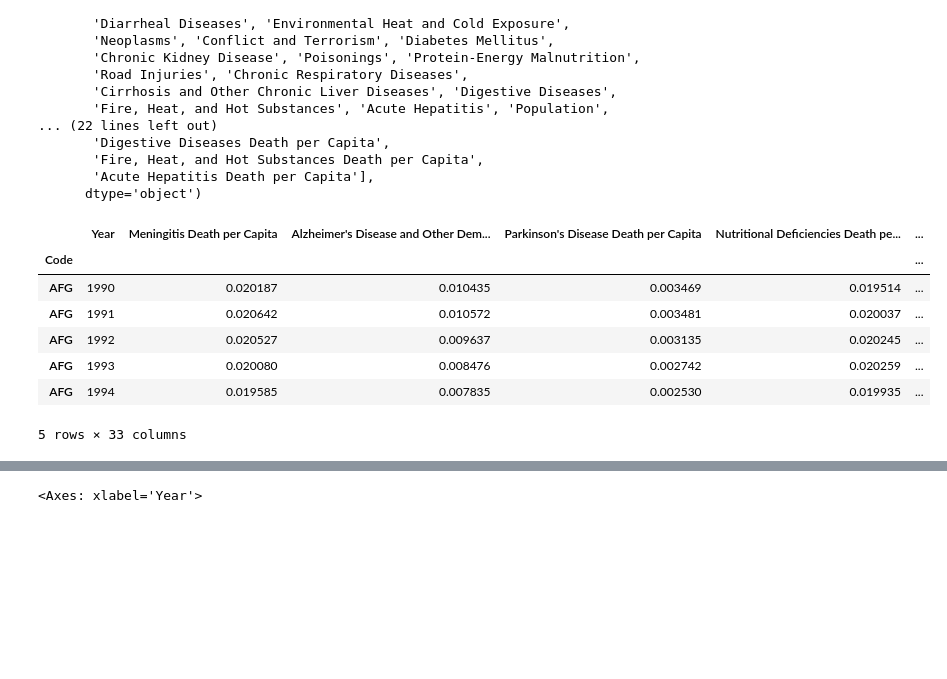
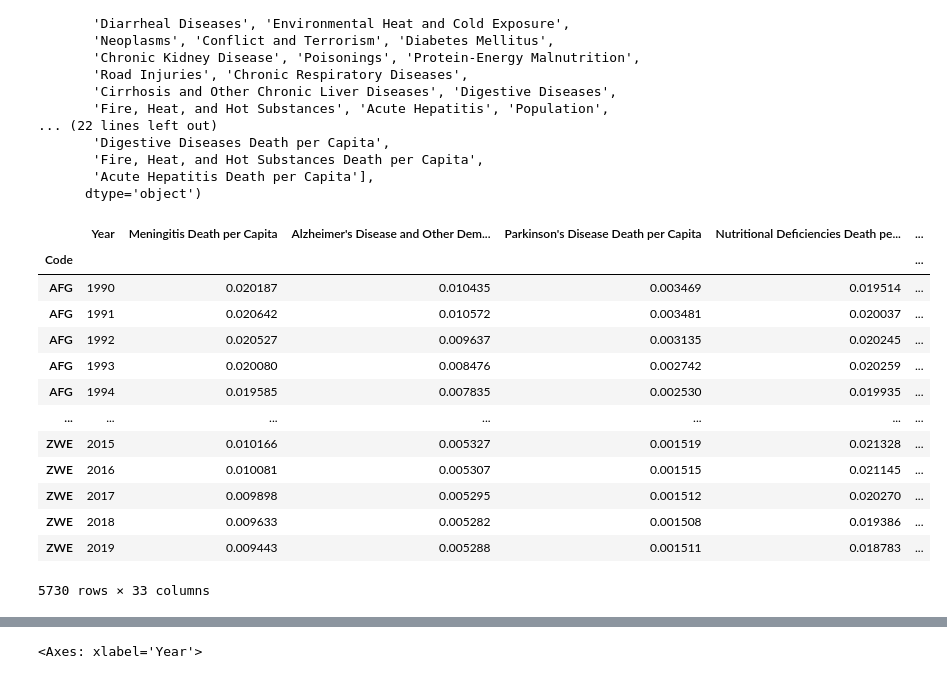
Before and after one commit to thomasjngo/Cause-of-Death-Analysis, a Jupyter notebook: Cause of Death Analysis/CommonCausesofDeath.ipynb, the cells around one changed output, grey strips where cells are left out. Cells and saved outputs as stored; diff of their text form; code cells hidden in the pictures; blank space fills up the shorter version.

```diff
--- a/Cause of Death Analysis/CommonCausesofDeath.ipynb
+++ b/Cause of Death Analysis/CommonCausesofDeath.ipynb
@@ -36,11 +36,13 @@ Aid_df=Aid_df[['Year','Country/Territory','Code','Country Income Category','Curr
 
 
 #merging
+cause_pop_df=Cause_df.merge(pop_data_df,on=['Code','Year'])
 Cause_aid_df = Cause_df.merge(Aid_df, on = ['Code', 'Year', 'Country/Territory'])
 
 Cause_aid_df.head()
 cause_aid_pop_df=Cause_aid_df.merge(pop_data_df,on=['Code','Year'])
 
+cause_pop_df.to_csv('Resources/cause_pop.csv')
 cause_aid_pop_df.to_csv('Resources/cause_aid_pop.csv')
 cause_aid_pop_df.head()
 # %% [output]
@@ -200,7 +218,7 @@ bottom_death_country_year
 4584 rows × 5 columns
 # %%
 #making a df for deaths per capita
-per_capita_death_df=cause_aid_pop_df[['Code','Year','Meningitis',
+per_capita_death_df=cause_pop_df[['Code','Year','Meningitis',
        "Alzheimer's Disease and Other Dementias", "Parkinson's Disease",
        'Nutritional Deficiencies', 'Malaria', 'Drowning',
        'Interpersonal Violence', 'Maternal Disorders', 'HIV/AIDS',
@@ -259,39 +277,46 @@ Index(['Year', 'Meningitis', 'Alzheimer's Disease and Other Dementias',
       dtype='object')
 # %%
 #create a new df with just death per capita stats
-death_per_capita_df=per_capita_death_df[['Year','Meningitis Death per Capita',
+death_per_capita_list=['Year','Meningitis Death per Capita',
        "Alzheimer's Disease and Other Dementias Death per Capita",
        "Parkinson's Disease Death per Capita",
        'Nutritional Deficiencies Death per Capita', 'Malaria Death per Capita',
        'Drowning Death per Capita', 'Interpersonal Violence Death per Capita',
        'Maternal Disorders Death per Capita', 'HIV/AIDS Death per Capita',
        'Drug Use Disorders Death per Capita', 'Tuberculosis Death per Capita',
        'Cardiovascular Diseases Death per Capita',
        'Lower Respiratory Infections Death per Capita',
        'Neonatal Disorders Death per Capita',
        'Alcohol Use Disorders Death per Capita', 'Self-harm Death per Capita',
        'Exposure to Forces of Nature Death per Capita',
        'Diarrheal Diseases Death per Capita',
        'Environmental Heat and Cold Exposure Death per Capita',
        'Neoplasms Death per Capita', 'Conflict and Terrorism Death per Capita',
        'Diabetes Mellitus Death per Capita',
        'Chronic Kidney Disease Death per Capita',
        'Poisonings Death per Capita',
        'Protein-Energy Malnutrition Death per Capita',
        'Road Injuries Death per Capita',
        'Chronic Respiratory Diseases Death per Capita',
        'Cirrhosis and Other Chronic Liver Diseases Death per Capita',
        'Digestive Diseases Death per Capita',
        'Fire, Heat, and Hot Substances Death per Capita',
-       'Acute Hepatitis Death per Capita','Population']]
-death_per_capita_df.head(5)
+       'Acute Hepatitis Death per Capita','Population']
+death_per_capita_df=per_capita_death_df[death_per_capita_list]
+death_per_capita_df
 # %% [output]
 |  | Year | Meningitis Death per Capita | Alzheimer's Disease and Other Dem... | Parkinson's Disease Death per Capita | Nutritional Deficiencies Death pe... | ... |
 | Code |  |  |  |  |  | ... |
 | AFG | 1990 | 0.020187 | 0.010435 | 0.003469 | 0.019514 | ... |
 | AFG | 1991 | 0.020642 | 0.010572 | 0.003481 | 0.020037 | ... |
 | AFG | 1992 | 0.020527 | 0.009637 | 0.003135 | 0.020245 | ... |
 | AFG | 1993 | 0.020080 | 0.008476 | 0.002742 | 0.020259 | ... |
 | AFG | 1994 | 0.019585 | 0.007835 | 0.002530 | 0.019935 | ... |
+| ... | ... | ... | ... | ... | ... | ... |
+| ZWE | 2015 | 0.010166 | 0.005327 | 0.001519 | 0.021328 | ... |
+| ZWE | 2016 | 0.010081 | 0.005307 | 0.001515 | 0.021145 | ... |
+| ZWE | 2017 | 0.009898 | 0.005295 | 0.001512 | 0.020270 | ... |
+| ZWE | 2018 | 0.009633 | 0.005282 | 0.001508 | 0.019386 | ... |
+| ZWE | 2019 | 0.009443 | 0.005288 | 0.001511 | 0.018783 | ... |
-5 rows × 33 columns
+5730 rows × 33 columns
 # %%
```
Also changed, not shown: parts of 12 cells of this notebook, 1 other file.
